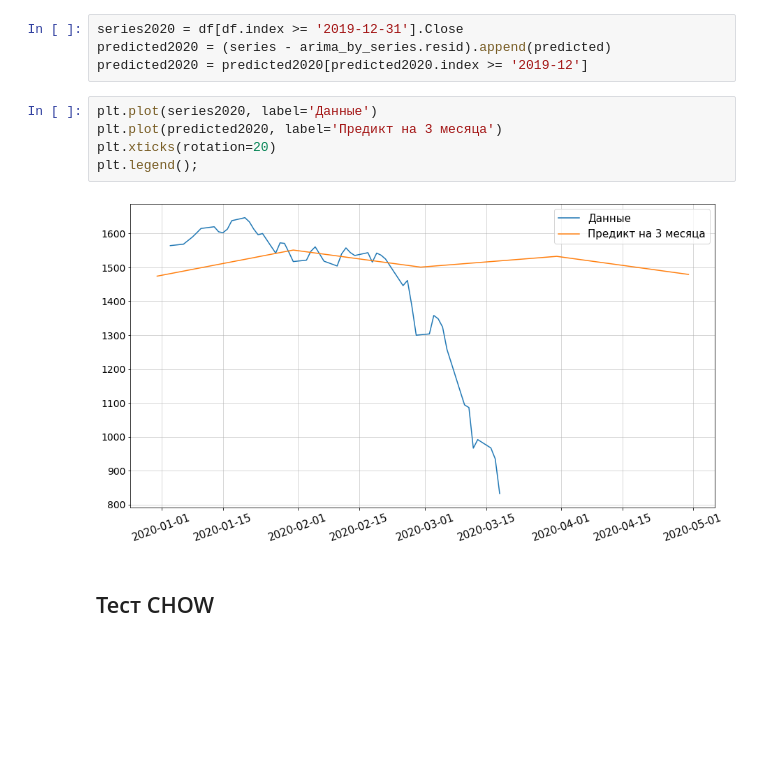
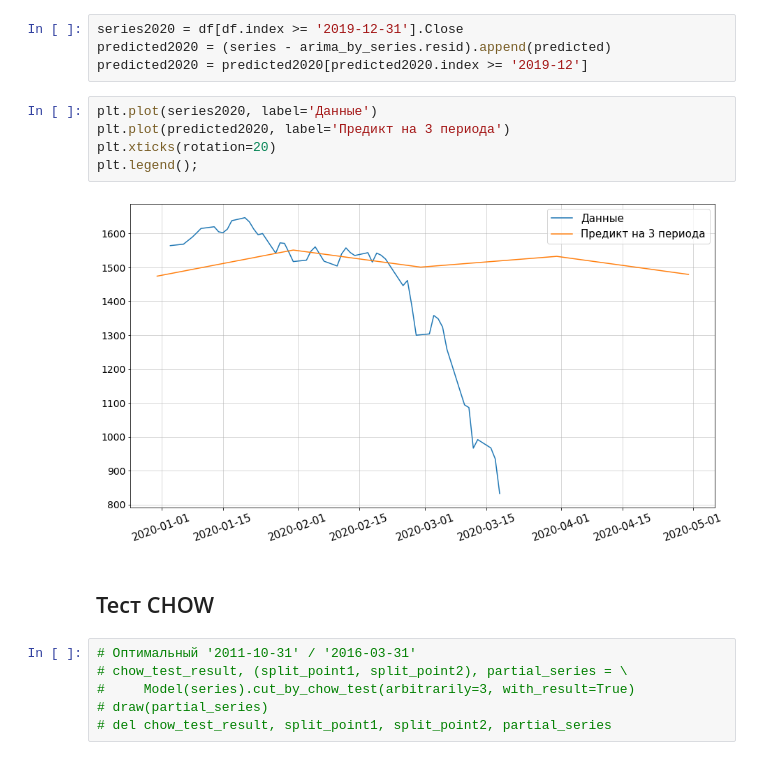
Before and after one commit to xtess16/RTSI, a Jupyter notebook: RTS_test.ipynb, the cells around one changed output. Cells and saved outputs as stored; diff of their text form; blank space fills up the shorter version.

```diff
--- a/RTS_test.ipynb
+++ b/RTS_test.ipynb
@@ -524,10 +524,16 @@ predicted2020 = (series - arima_by_series.resid).append(predicted)
 predicted2020 = predicted2020[predicted2020.index >= '2019-12']
 # %%
 plt.plot(series2020, label='Данные')
-plt.plot(predicted2020, label='Предикт на 3 месяца')
+plt.plot(predicted2020, label='Предикт на 3 периода')
 plt.xticks(rotation=20)
 plt.legend();
 # %% [output]
-[figure, old version]
+[figure, new version]
 # %% [markdown]
 ## Тест CHOW
+# %%
+# Оптимальный '2011-10-31' / '2016-03-31'
+# chow_test_result, (split_point1, split_point2), partial_series = \
+#     Model(series).cut_by_chow_test(arbitrarily=3, with_result=True)
+# draw(partial_series)
+# del chow_test_result, split_point1, split_point2, partial_series
```
Also changed, not shown: parts of 11 cells of this notebook, 1 other file.
